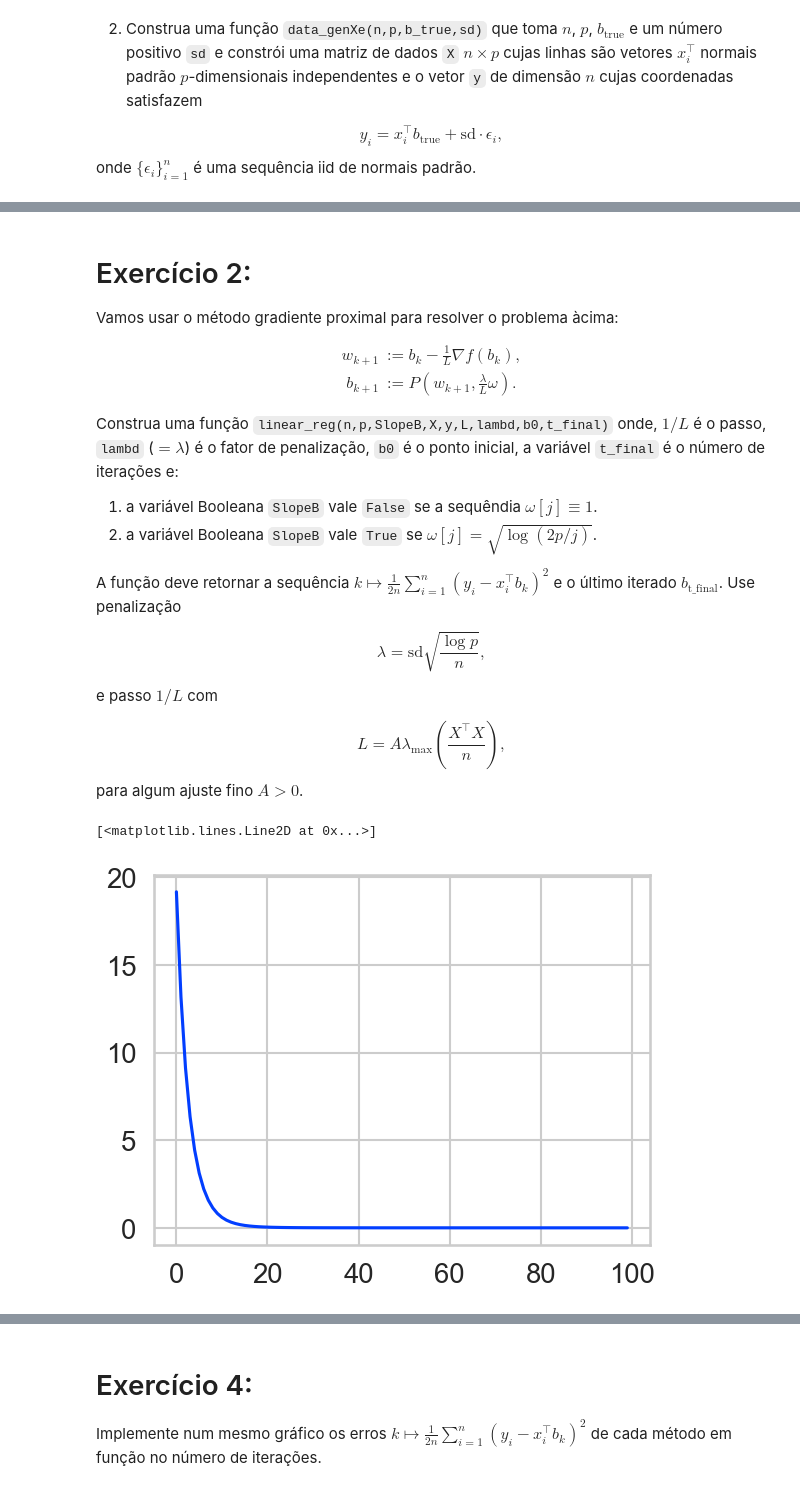
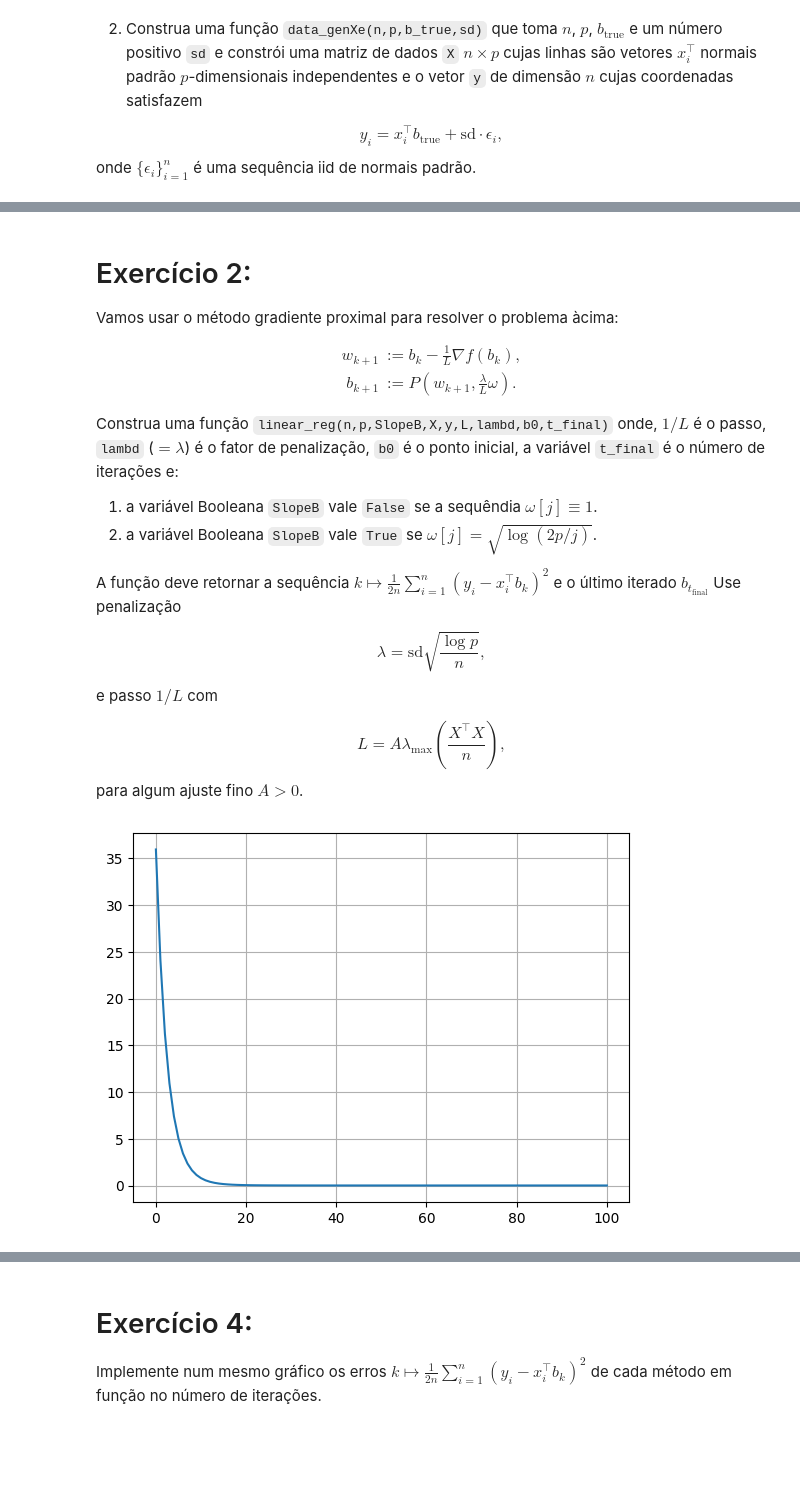
Before and after one commit to alexoliveiraFGV24/ocd-projects, a Jupyter notebook: projeto1/Lasso.ipynb, the cells around one changed output, grey strips where cells are left out. Cells and saved outputs as stored; diff of their text form; code cells hidden in the pictures; blank space fills up the shorter version.

```diff
--- a/projeto1/Lasso.ipynb
+++ b/projeto1/Lasso.ipynb
@@ -136,8 +137,8 @@ onde $\{\epsilon_i\}_{i=1}^n$ é uma sequência iid de normais padrão.
 # %%
 #Exemplo:
 sd = 0.1
-
+n = 5
 b_true = data_genP(p,s,b_mag)
 X,y = data_genXe(n,p,b_true,sd)
-X,y
+X, y
 # %% [output]
@@ -173,7 +174,7 @@ Construa uma função ``linear_reg(n,p,SlopeB,X,y,L,lambd,b0,t_final)`` onde, $1
 1. a variável Booleana ``SlopeB`` vale ``False`` se a sequêndia $\omega[j]\equiv1$.
 2. a variável Booleana ``SlopeB`` vale ``True`` se $\omega[j]=\sqrt{\log(2p/j)}$.
 
-A função deve retornar a sequência $k\mapsto\frac{1}{2n}\sum_{i=1}^n(y_i-x_i^\top b_k)^2$ e o último iterado $b_{\text{t_final}}$. Use penalização
+A função deve retornar a sequência $k\mapsto\frac{1}{2n}\sum_{i=1}^n(y_i-x_i^\top b_k)^2$ e o último iterado $b_{t_{\text{final}}}$ Use penalização
 
 $$
 \lambda = \text{sd}\sqrt{\frac{\log p}{n}},
@@ -186,21 +187,43 @@ L = A\lambda_{\max}\left(\frac{X^\top X}{n}\right),
 $$
 para algum ajuste fino $A>0$.
 # %%
-#Escreva código aqui
+def linear_reg(n, p, SlopeB, X, y, L, lambd, b0, t_final):
+    if SlopeB:
+        omega = np.array([np.sqrt(np.log(2*p/(j+1))) for j in range(p)]).reshape(-1, 1)
+    else:
+        omega = np.ones(p).reshape(-1, 1)
+    b = b0.copy()
+    error_inicial = ((np.linalg.norm(y)**2 - 2*np.transpose(y)@X@b + np.linalg.norm(X@b)**2) / (2*n)).item()
+    error_sequence = [error_inicial]
+    for _ in range(t_final):
+        grad = -(1/n) * X.T @ (y - X @ b)
+        w = b - (1/L) * grad
+        lambd_seq = (lambd / L * omega)
+        b = sortedL1Prox(w.flatten(), lambd_seq.flatten()).reshape(-1, 1)
+        error = ((np.linalg.norm(y)**2 - 2*np.transpose(y)@X@b + np.linalg.norm(X@b)**2) / (2*n)).item()
+        error_sequence.append(error)
+
+
+    return error_sequence, b
+# %%
+#Exemplo:
+n = 5
+p=100
+SlopeB = False
+X,y = data_genXe(n,p,b_true,sd)
+A = 4
+L = A*np.max(la.eigvalsh(X.T @ X / X.shape[0]))
+b0 = np.zeros(p).reshape(-1, 1)
+sd = 0.1
+lambd = sd*np.sqrt(np.log(p)/n)
+t_final = 100
 # %%
-#Exemplo:
-b0 = np.asmatrix(np.zeros(p)).T
-t_final = 100
-SlopeB = False
-A = 4
-L = A*np.max(la.eigvalsh(X.T @ X / X.shape[0]))
-lambd = sd*np.sqrt(np.log(p)/n)
-
 f1 = linear_reg(n,p,SlopeB,X,y,L,lambd,b0,t_final)
 plt.plot(f1[0])
+plt.grid()
+plt.show()
 # %% [output]
-[<matplotlib.lines.Line2D at 0x...>]
-[figure, old version]
+[figure, new version]
 # %% [markdown]
 # Pergunta:
 
```
Also changed, not shown: parts of 17 cells of this notebook.
